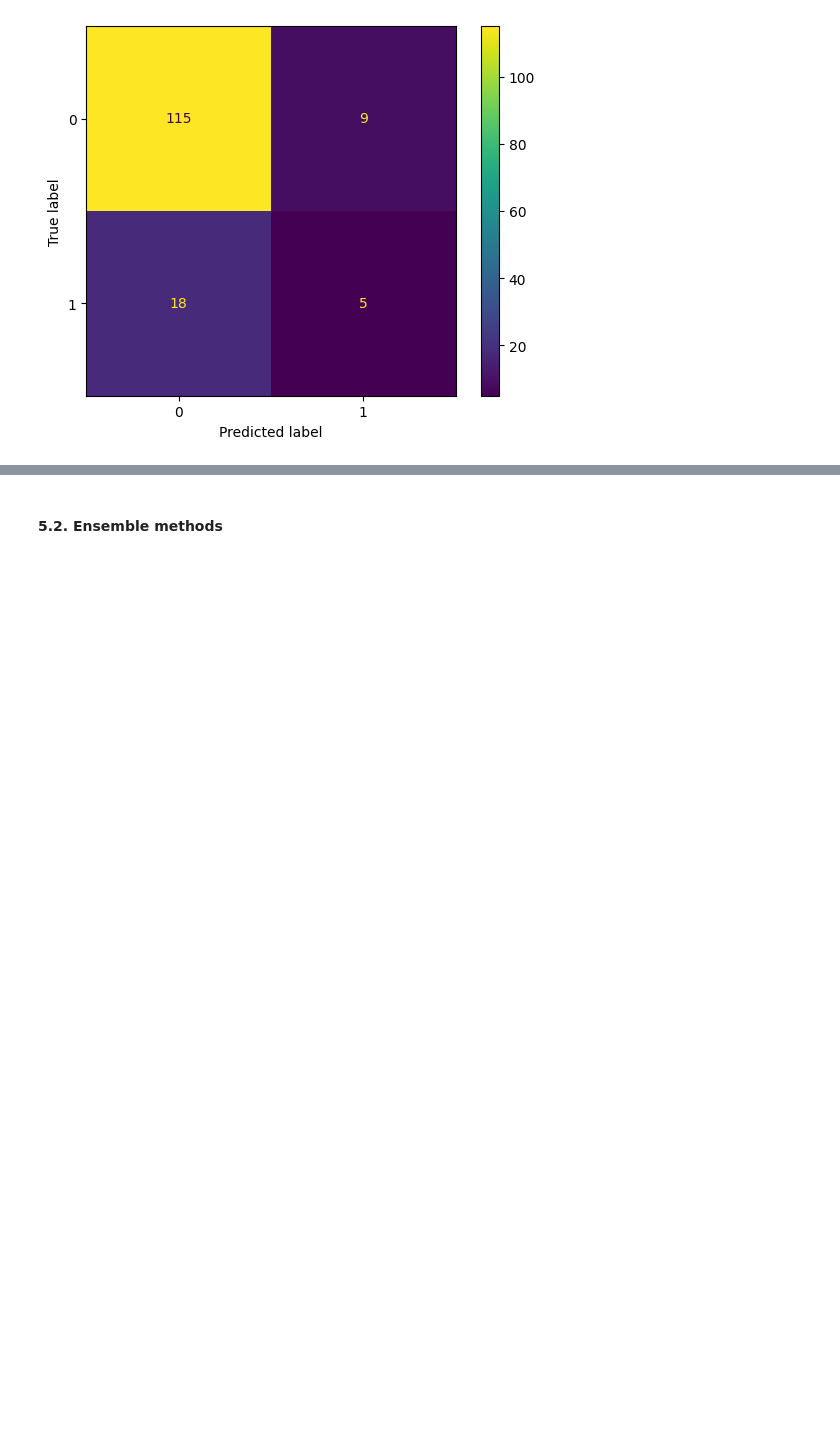
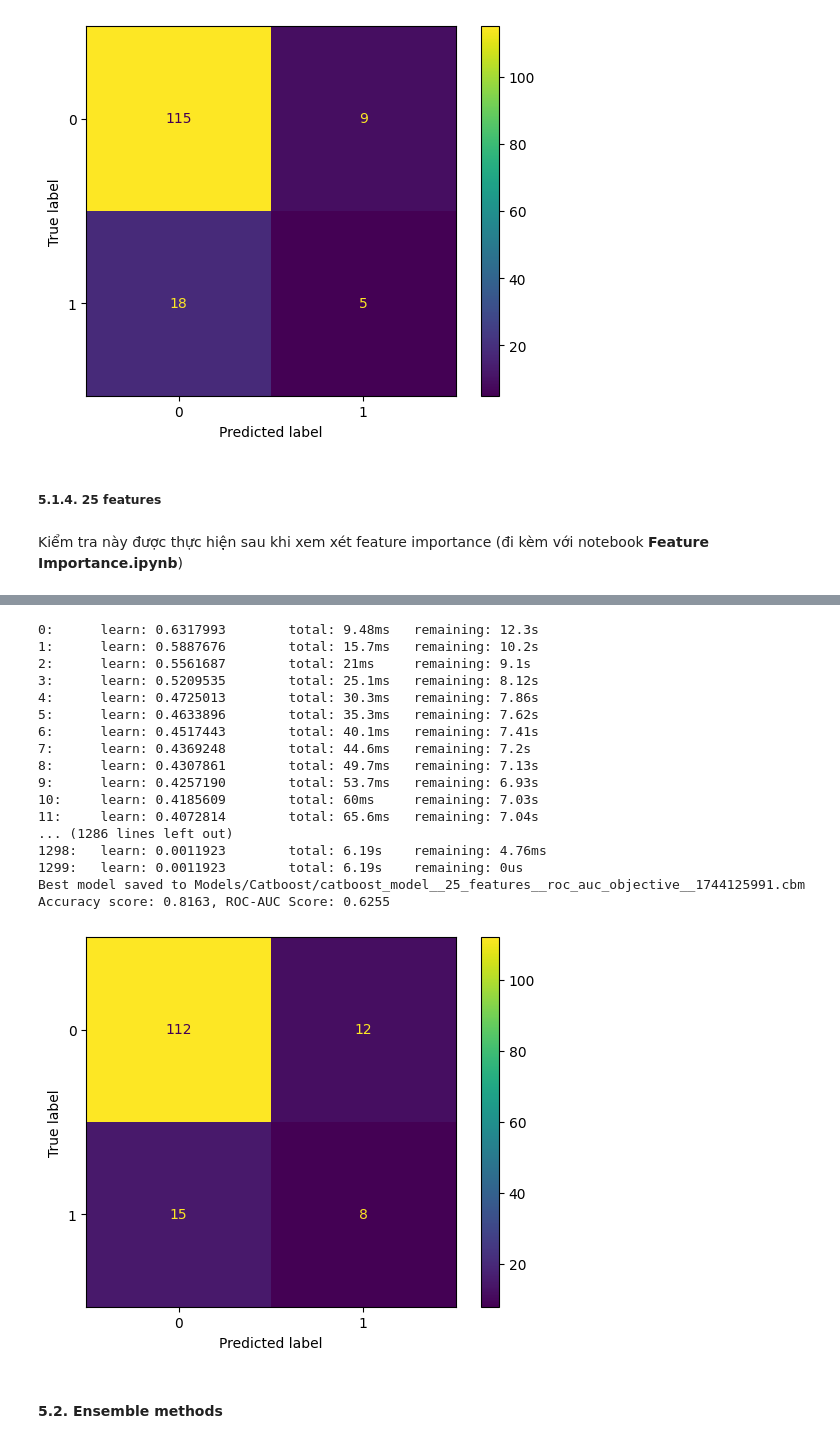
Before and after one commit to duong28022003/EmpAttrition, a Jupyter notebook: Traditional Models.ipynb, the cells around one changed output, grey strips where cells are left out. Saved outputs shown, nothing was run; the diff lists cells and outputs as text; code cells hidden in the pictures; blank space fills up the shorter version.

```diff
--- a/Traditional Models.ipynb
+++ b/Traditional Models.ipynb
@@ -478,3 +426,9 @@ plot_cm('test', model)
 # %% [output]
 Accuracy score: 0.8163, F1-Score: 0.2703
 [figure]
+# %% [markdown]
+##### 5.1.4. 25 features
+# %% [markdown]
+Kiểm tra này được thực hiện sau khi xem xét feature importance (đi kèm với notebook **Feature Importance.ipynb**)
+# %%
+X_train, X_valid, X_test, y_train, y_valid, y_test, features = read_data(data_path)
@@ -480,0 +438,21 @@ Accuracy score: 0.8163, F1-Score: 0.2703
+# %%
+adasyn = ADASYN(random_state=42)
+X_train_resampled, y_train_resampled = adasyn.fit_resample(X_train, y_train)
+
+n_trials = 100
+target = 'roc_auc'
+study = optuna.create_study(direction='maximize')
+study.optimize(lambda trial: objective(trial, X_train_resampled, y_train_resampled, X_valid, y_valid, target), n_trials)
+
+timestamp = int(time.time())
+n_features = X_train_resampled.shape[1]
+save_path = f"Models/Catboost/catboost_model__{n_features}_features__{target}_objective__{timestamp}.cbm"
+
+best_model = CatBoostClassifier(**study.best_trial.params)
+best_model.fit(X_train_resampled, y_train_resampled)
+
+best_model.save_model(save_path)
+print(f'Best model saved to {save_path}')
+
+plot_cm('test', best_model)
+# %% [output]
@@ -481,3 +476,21 @@ Accuracy score: 0.8163, F1-Score: 0.2703
+0:      learn: 0.6317993        total: 9.48ms   remaining: 12.3s
+1:      learn: 0.5887676        total: 15.7ms   remaining: 10.2s
+2:      learn: 0.5561687        total: 21ms     remaining: 9.1s
+3:      learn: 0.5209535        total: 25.1ms   remaining: 8.12s
+4:      learn: 0.4725013        total: 30.3ms   remaining: 7.86s
+5:      learn: 0.4633896        total: 35.3ms   remaining: 7.62s
+6:      learn: 0.4517443        total: 40.1ms   remaining: 7.41s
+7:      learn: 0.4369248        total: 44.6ms   remaining: 7.2s
+8:      learn: 0.4307861        total: 49.7ms   remaining: 7.13s
+9:      learn: 0.4257190        total: 53.7ms   remaining: 6.93s
+10:     learn: 0.4185609        total: 60ms     remaining: 7.03s
+11:     learn: 0.4072814        total: 65.6ms   remaining: 7.04s
+... (1286 lines left out)
+1298:   learn: 0.0011923        total: 6.19s    remaining: 4.76ms
+1299:   learn: 0.0011923        total: 6.19s    remaining: 0us
+Best model saved to Models/Catboost/catboost_model__25_features__roc_auc_objective__1744125991.cbm
+Accuracy score: 0.8163, ROC-AUC Score: 0.6255
+[figure, added]
 # %% [markdown]
 #### 5.2. Ensemble methods
 # %% [markdown]
```
Also changed, not shown: parts of 19 cells of this notebook.
